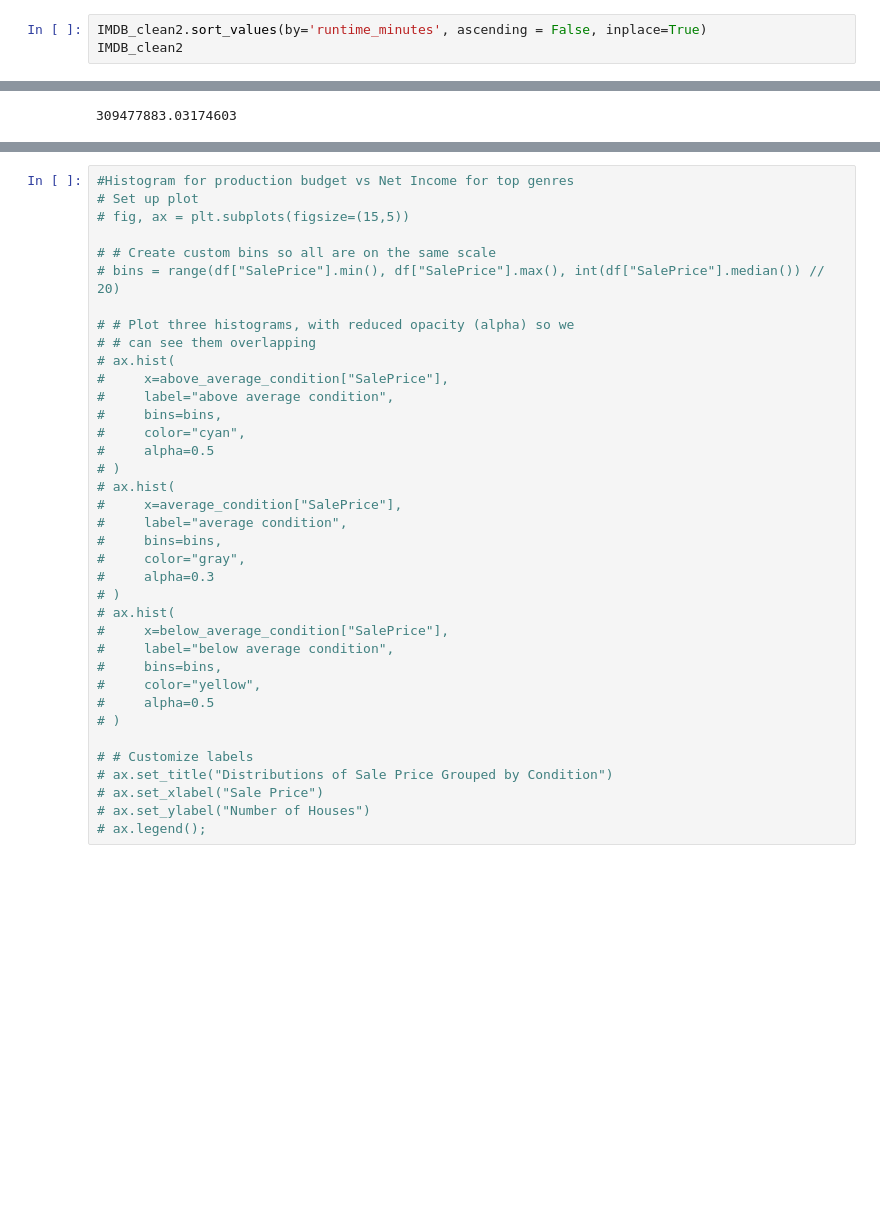
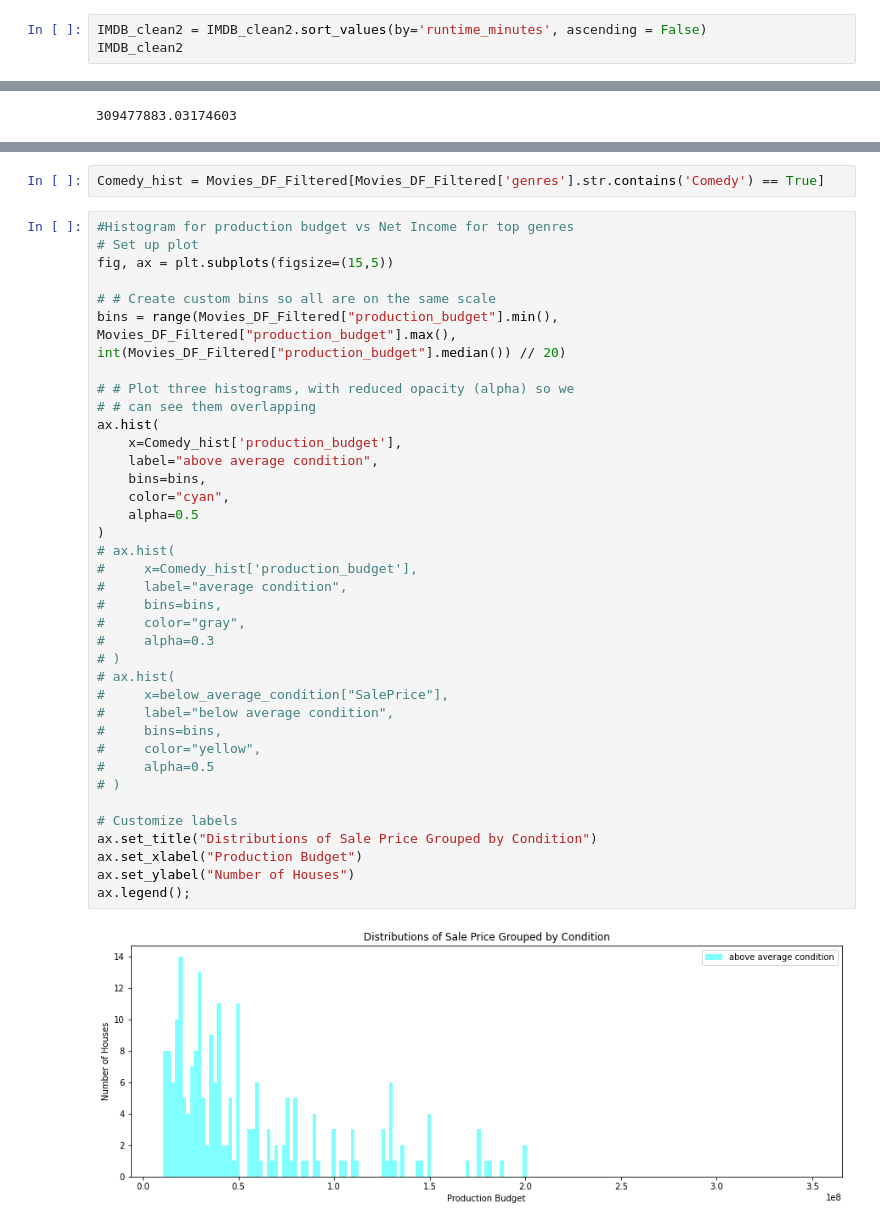
Before and after one commit to learn-co-curriculum/dsc-phase-1-project-v2-4, a Jupyter notebook: student.ipynb, the cells around one changed output, grey strips where cells are left out. Cells and saved outputs as stored; diff of their text form; blank space fills up the shorter version.

```diff
--- a/student.ipynb
+++ b/student.ipynb
@@ -294,6 +290,6 @@ IMDB_clean2 = IMDB.dropna(subset = ['runtime_minutes'], how = 'any')
 # %%
 IMDB_clean2 = IMDB.dropna(subset = ['original_title'])
 # %%
-IMDB_clean2.sort_values(by='runtime_minutes', ascending = False, inplace=True)
+IMDB_clean2 = IMDB_clean2.sort_values(by='runtime_minutes', ascending = False)
 IMDB_clean2
 # %% [output]
@@ -680,37 +767,41 @@ ax.set_title("Worldwide Gross vs. Average Rating");
+# %%
+Comedy_hist = Movies_DF_Filtered[Movies_DF_Filtered['genres'].str.contains('Comedy') == True]
 # %%
 #Histogram for production budget vs Net Income for top genres
 # Set up plot
-# fig, ax = plt.subplots(figsize=(15,5))
+fig, ax = plt.subplots(figsize=(15,5))
 
 # # Create custom bins so all are on the same scale
-# bins = range(df["SalePrice"].min(), df["SalePrice"].max(), int(df["SalePrice"].median()) // 20)
+bins = range(Movies_DF_Filtered["production_budget"].min(), Movies_DF_Filtered["production_budget"].max(), int(Movies_DF_Filtered["production_budget"].median()) // 20)
 
 # # Plot three histograms, with reduced opacity (alpha) so we
 # # can see them overlapping
+ax.hist(
+    x=Comedy_hist['production_budget'],
+    label="above average condition",
+    bins=bins,
+    color="cyan",
+    alpha=0.5
+)
 # ax.hist(
-#     x=above_average_condition["SalePrice"],
-#     label="above average condition",
-#     bins=bins,
-#     color="cyan",
-#     alpha=0.5
-# )
-# ax.hist(
-#     x=average_condition["SalePrice"],
+#     x=Comedy_hist['production_budget'],
 #     label="average condition",
 #     bins=bins,
 #     color="gray",
 #     alpha=0.3
 # )
 # ax.hist(
 #     x=below_average_condition["SalePrice"],
 #     label="below average condition",
 #     bins=bins,
 #     color="yellow",
 #     alpha=0.5
 # )
 
-# # Customize labels
-# ax.set_title("Distributions of Sale Price Grouped by Condition")
-# ax.set_xlabel("Sale Price")
-# ax.set_ylabel("Number of Houses")
-# ax.legend();
+# Customize labels
+ax.set_title("Distributions of Sale Price Grouped by Condition")
+ax.set_xlabel("Production Budget")
+ax.set_ylabel("Number of Houses")
+ax.legend();
+# %% [output]
+[figure, added]
```
Also changed, not shown: parts of 32 cells of this notebook.
